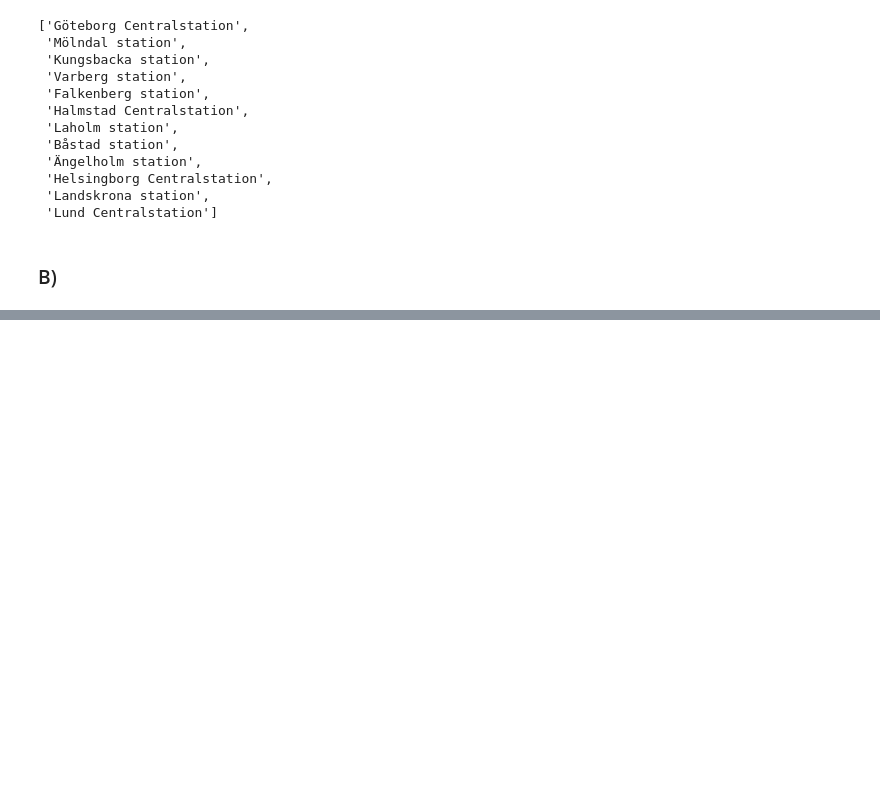
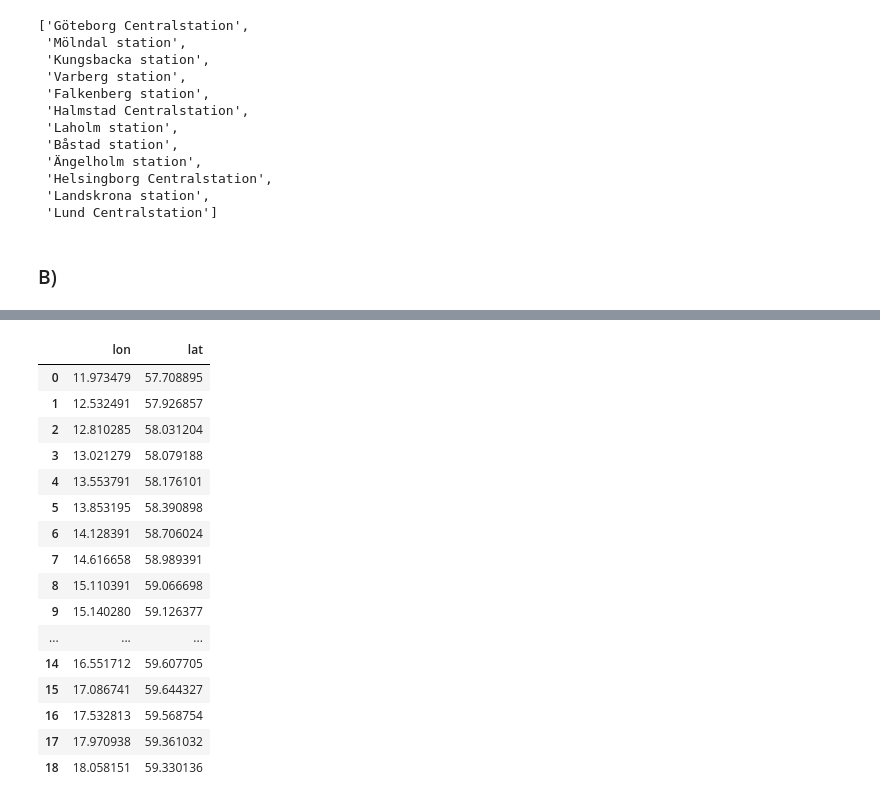
Before and after one commit to MiltonOberg/Fullstack_data_milton_osterberg, a Jupyter notebook: exercises/exercise_4/exercise_0.ipynb, the cells around one changed output, grey strips where cells are left out. Cells and saved outputs as stored; diff of their text form; code cells hidden in the pictures; blank space fills up the shorter version.

```diff
--- a/exercises/exercise_4/exercise_0.ipynb
+++ b/exercises/exercise_4/exercise_0.ipynb
@@ -160,0 +168,3 @@ stops
+# %%
+trips = route_planner(740098001, 740098000)
+trips
@@ -160,0 +189,4 @@ stops
+# %%
+trip= trips["Trip"][0]
+# %%
+stops= trip["LegList"]["Leg"][0]["Stops"]["Stop"]
@@ -160,0 +215,6 @@ stops
+# %%
+coords= []
+for stop in stops:
+    city= get_lookup(stop.get("name"))
+    city= city["stopLocationOrCoordLocation"][0]["StopLocation"]
+    coords.append((city["lon"], city["lat"]))
@@ -160,0 +243,21 @@ stops
+# %%
+data= pd.DataFrame(coords, columns=["lon", "lat"])
+data
+# %% [output]
+|  | lon | lat |
+| 0 | 11.973479 | 57.708895 |
+| 1 | 12.532491 | 57.926857 |
+| 2 | 12.810285 | 58.031204 |
+| 3 | 13.021279 | 58.079188 |
+| 4 | 13.553791 | 58.176101 |
+| 5 | 13.853195 | 58.390898 |
+| 6 | 14.128391 | 58.706024 |
+| 7 | 14.616658 | 58.989391 |
+| 8 | 15.110391 | 59.066698 |
+| 9 | 15.140280 | 59.126377 |
+| ... | ... | ... |
+| 14 | 16.551712 | 59.607705 |
+| 15 | 17.086741 | 59.644327 |
+| 16 | 17.532813 | 59.568754 |
+| 17 | 17.970938 | 59.361032 |
+| 18 | 18.058151 | 59.330136 |
```
Also changed, not shown: parts of 10 cells of this notebook.
